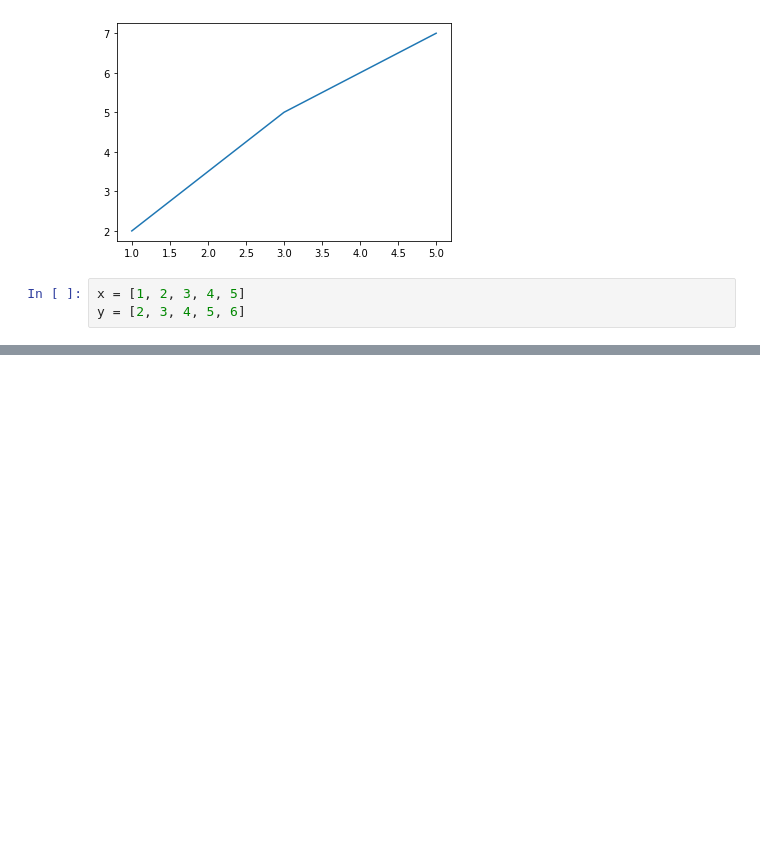
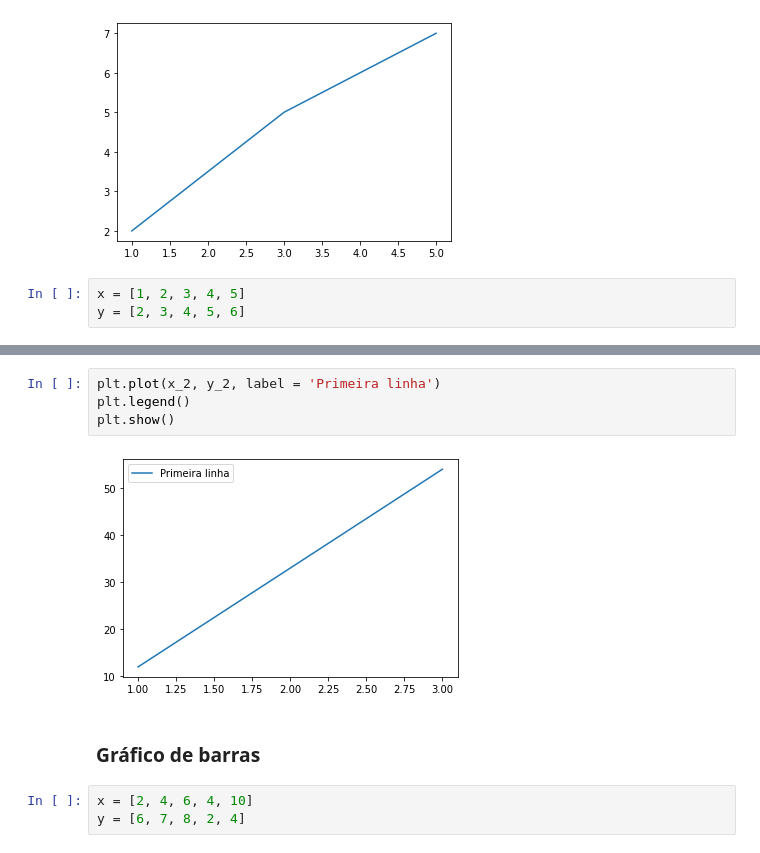
Before and after one commit to caiquemiranda/python-data-analysis-fundamentals, a Jupyter notebook: cap08-modulos-analise-dados-python/02-matplotlib.ipynb, the cells around one changed output, grey strips where cells are left out. Saved outputs shown, nothing was run; the diff lists cells and outputs as text; blank space fills up the shorter version.

```diff
--- a/cap08-modulos-analise-dados-python/02-matplotlib.ipynb
+++ b/cap08-modulos-analise-dados-python/02-matplotlib.ipynb
@@ -21,0 +34,11 @@ y = [2, 3, 4, 5, 6]
+# %%
+plt.plot(x_2, y_2, label = 'Primeira linha')
+plt.legend()
+plt.show()
+# %% [output]
+[figure, added]
+# %% [markdown]
+### Gráfico de barras
+# %%
+x = [2, 4, 6, 4, 10]
+y = [6, 7, 8, 2, 4]
```
Also changed, not shown: parts of 43 cells of this notebook.
